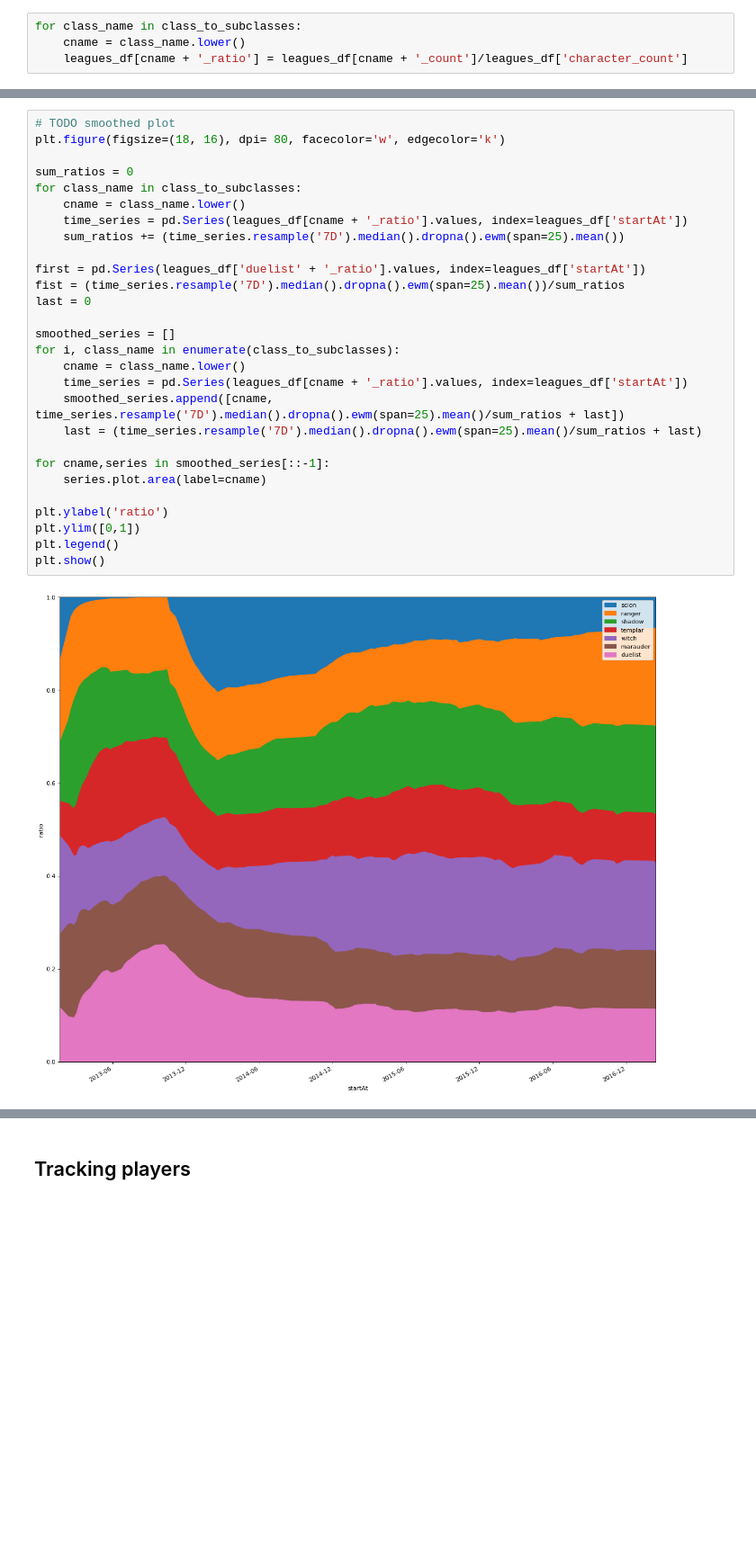
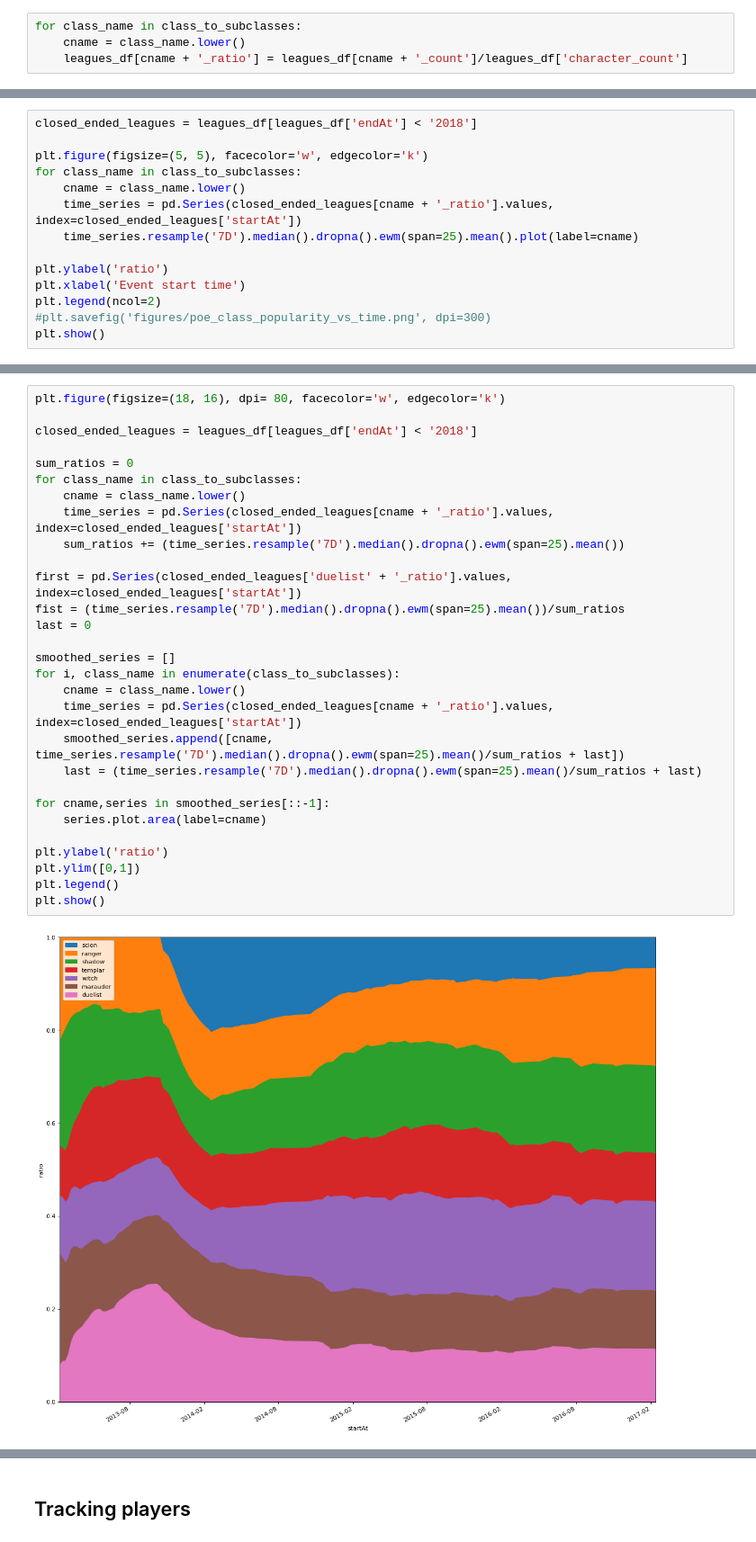
Before and after one commit to stevejbrown/PoE-analysis, a Jupyter notebook: POE analysis.ipynb, the cells around one changed output, grey strips where cells are left out. Shown at 90% size. Drawn from its saved outputs; the diff is of its cells as text; blank space fills up the shorter version.

```diff
--- a/POE analysis.ipynb
+++ b/POE analysis.ipynb
@@ -301,0 +326,14 @@ plt.show()
+# %%
+closed_ended_leagues = leagues_df[leagues_df['endAt'] < '2018']
+
+plt.figure(figsize=(5, 5), facecolor='w', edgecolor='k')
+for class_name in class_to_subclasses:
+    cname = class_name.lower()
+    time_series = pd.Series(closed_ended_leagues[cname + '_ratio'].values, index=closed_ended_leagues['startAt'])
+    time_series.resample('7D').median().dropna().ewm(span=25).mean().plot(label=cname)
+
+plt.ylabel('ratio')
+plt.xlabel('Event start time')
+plt.legend(ncol=2)
+#plt.savefig('figures/poe_class_popularity_vs_time.png', dpi=300)
+plt.show()
@@ -302,30 +344,31 @@ plt.show()
 # %%
-# TODO smoothed plot
 plt.figure(figsize=(18, 16), dpi= 80, facecolor='w', edgecolor='k')
+
+closed_ended_leagues = leagues_df[leagues_df['endAt'] < '2018']
 
 sum_ratios = 0
 for class_name in class_to_subclasses:
     cname = class_name.lower()
-    time_series = pd.Series(leagues_df[cname + '_ratio'].values, index=leagues_df['startAt'])
+    time_series = pd.Series(closed_ended_leagues[cname + '_ratio'].values, index=closed_ended_leagues['startAt'])
     sum_ratios += (time_series.resample('7D').median().dropna().ewm(span=25).mean())
 
-first = pd.Series(leagues_df['duelist' + '_ratio'].values, index=leagues_df['startAt'])
+first = pd.Series(closed_ended_leagues['duelist' + '_ratio'].values, index=closed_ended_leagues['startAt'])
 fist = (time_series.resample('7D').median().dropna().ewm(span=25).mean())/sum_ratios
 last = 0
 
 smoothed_series = []
 for i, class_name in enumerate(class_to_subclasses):
     cname = class_name.lower()
-    time_series = pd.Series(leagues_df[cname + '_ratio'].values, index=leagues_df['startAt'])
+    time_series = pd.Series(closed_ended_leagues[cname + '_ratio'].values, index=closed_ended_leagues['startAt'])
     smoothed_series.append([cname, time_series.resample('7D').median().dropna().ewm(span=25).mean()/sum_ratios + last])
     last = (time_series.resample('7D').median().dropna().ewm(span=25).mean()/sum_ratios + last)
 
 for cname,series in smoothed_series[::-1]:
     series.plot.area(label=cname)
 
 plt.ylabel('ratio')
 plt.ylim([0,1])
 plt.legend()
 plt.show()
 # %% [output]
-[figure, old version]
+[figure, new version]
```
Also changed, not shown: parts of 52 cells of this notebook.
